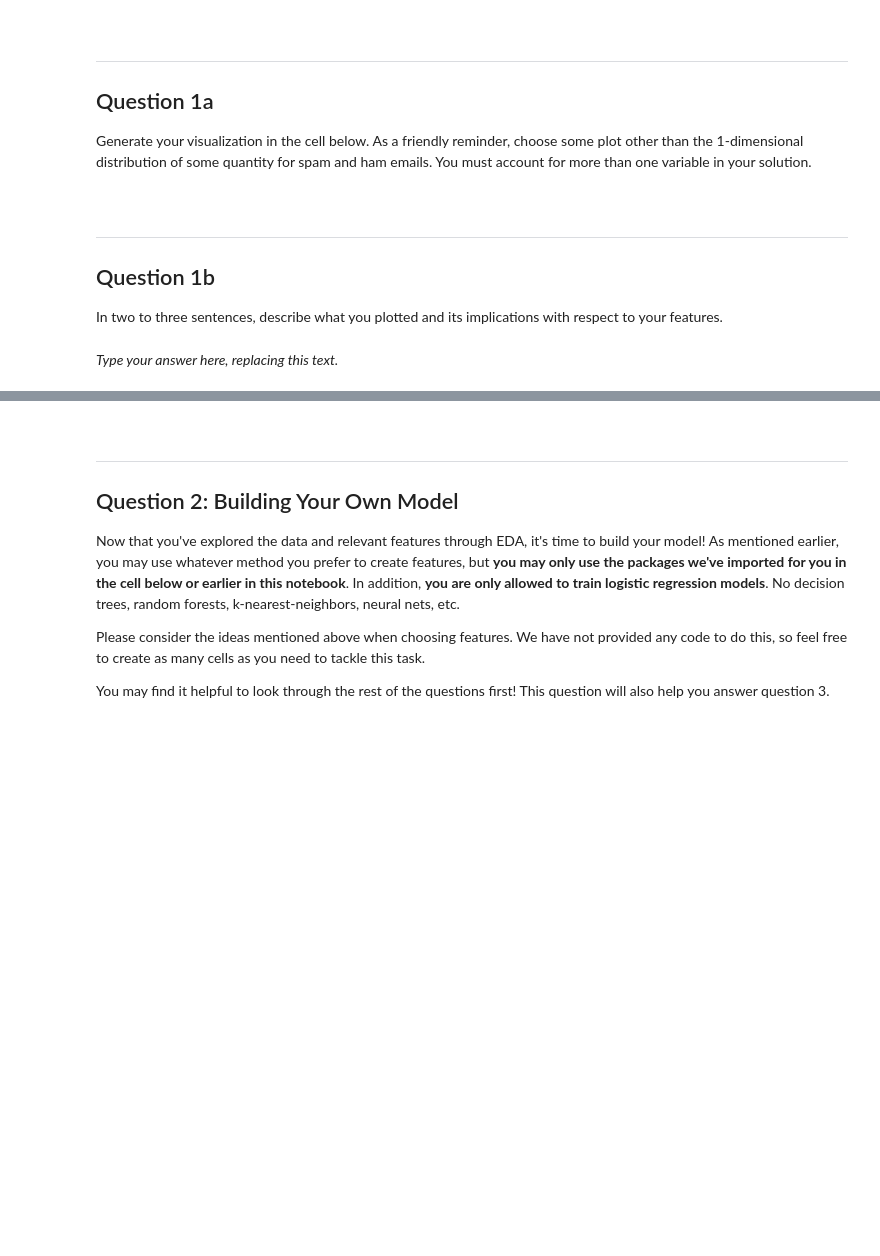
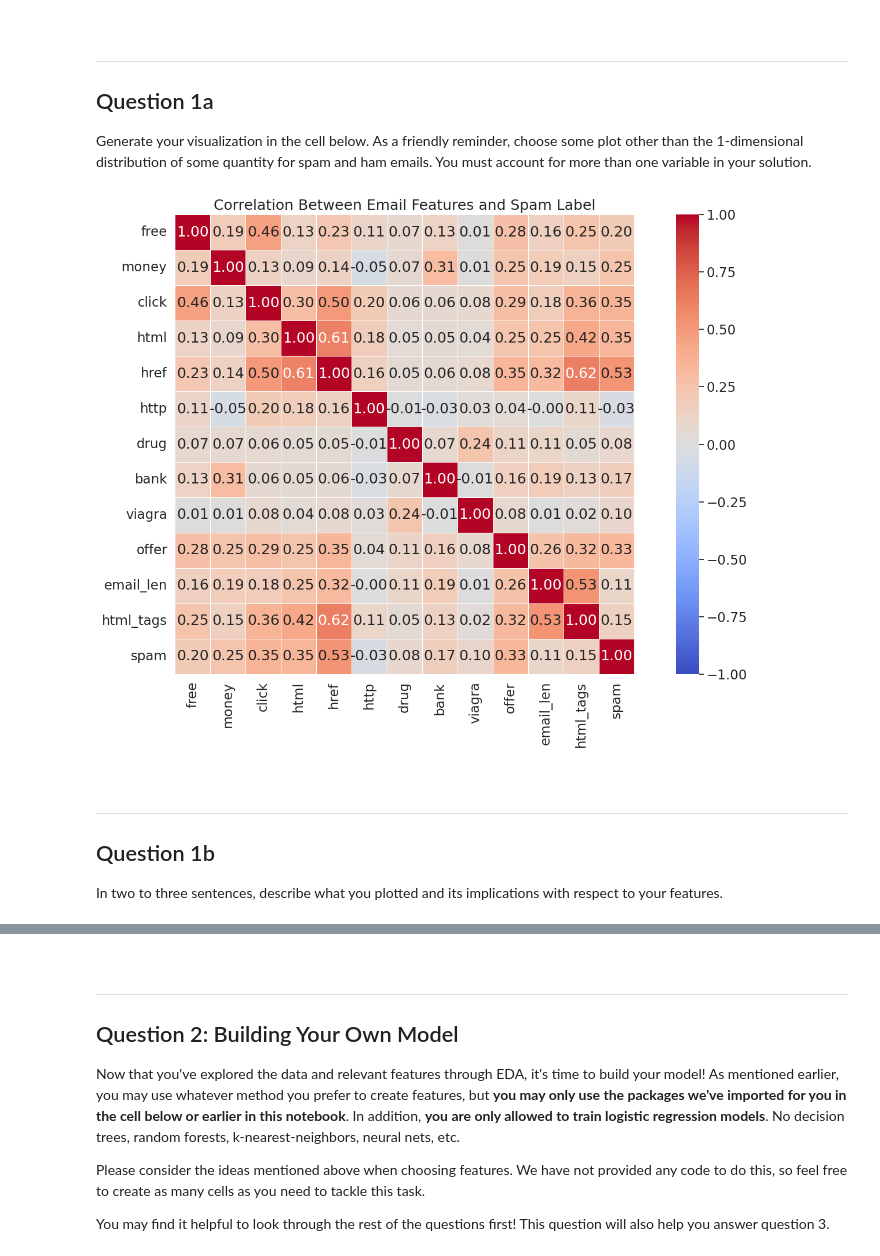
Before and after one commit to zaddle55/sp26-ds100-material, a Jupyter notebook: proj/projB2/projB2.ipynb, the cells around one changed output, grey strips where cells are left out. Saved outputs shown, nothing was run; the diff lists cells and outputs as text; code cells hidden in the pictures; blank space fills up the shorter version.

```diff
--- a/proj/projB2/projB2.ipynb
+++ b/proj/projB2/projB2.ipynb
@@ -301,3 +334,21 @@ As a friendly reminder, choose some plot other than the 1-dimensional distributi
+# %%
+# Q1a: Correlation heatmap of multiple features
+eda_words = ['free', 'money', 'click', 'html', 'href', 'http',
+             'drug', 'bank', 'viagra', 'offer']
+X_eda = words_in_texts(eda_words, train['email'])
+eda_df = pd.DataFrame(X_eda, columns=eda_words)
+eda_df['email_len'] = train['email'].str.len() / 1000
+eda_df['html_tags'] = train['email'].str.count('<') / 10
+eda_df['spam'] = train['spam'].values
+
+plt.figure(figsize=(15, 10))
+sns.heatmap(eda_df.corr(), annot=True, cmap='coolwarm', center=0,
+            fmt='.2f', square=True, linewidths=0.5, vmin=-1, vmax=1)
+plt.title('Correlation Between Email Features and Spam Label')
+plt.tight_layout()
+plt.show()
+# %% [output]
+[figure, added]
 # %% [markdown]
 <!-- END QUESTION -->
 
@@ -310,5 +361,3 @@ As a friendly reminder, choose some plot other than the 1-dimensional distributi
 ## Question 1b
 
 In two to three sentences, describe what you plotted and its implications with respect to your features.
-# %% [markdown]
-_Type your answer here, replacing this text._
```
Also changed, not shown: parts of 47 cells of this notebook.
